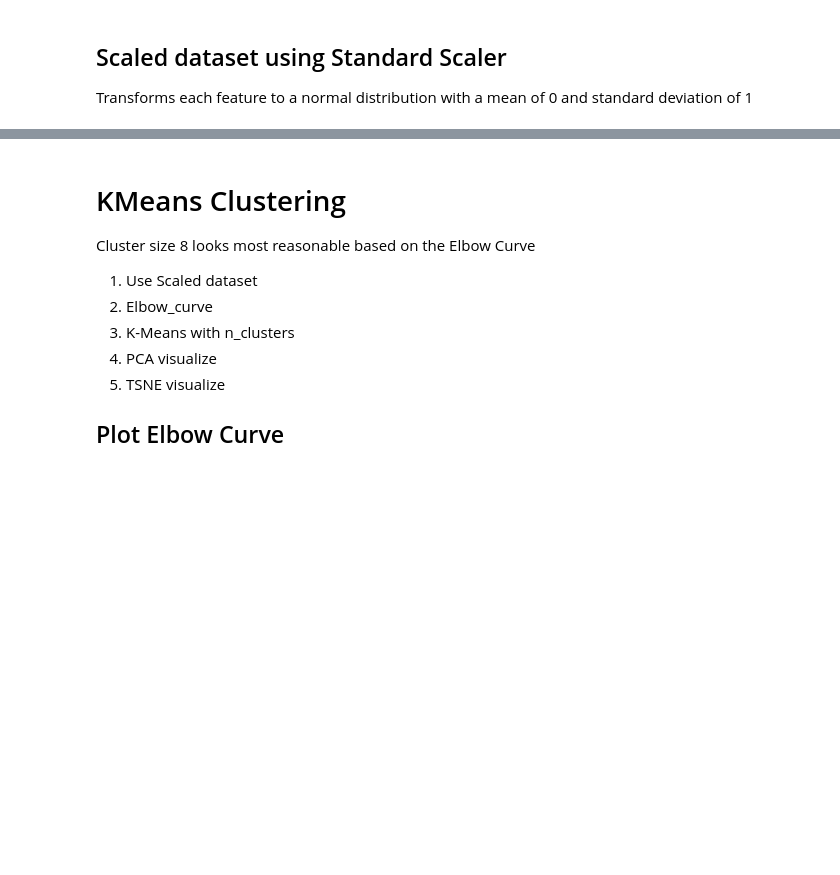
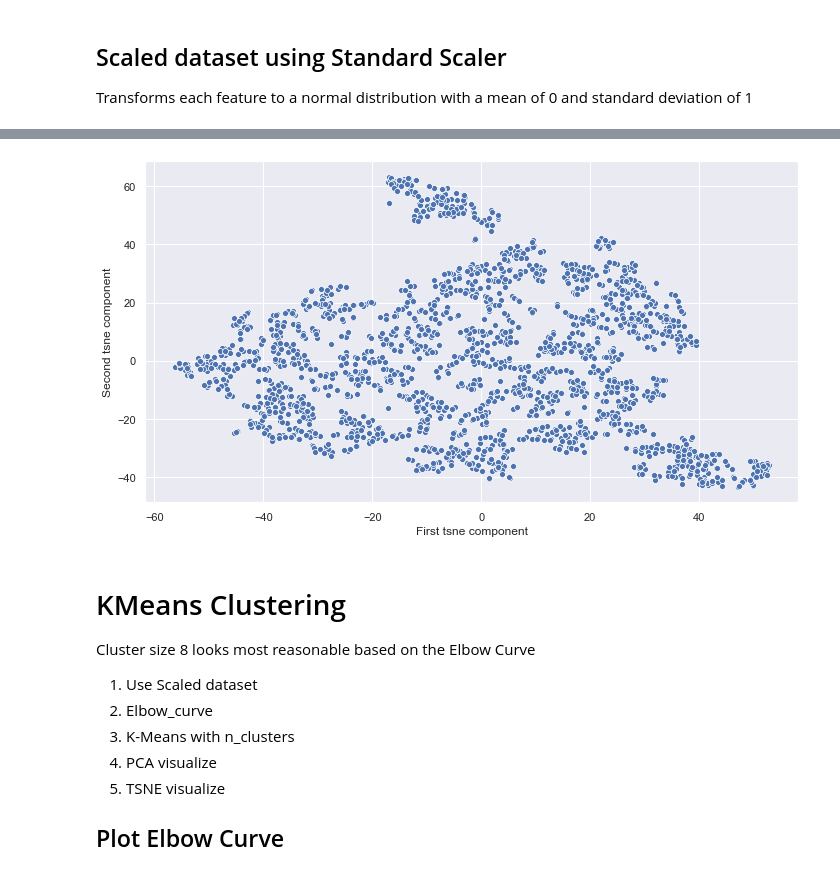
Before and after one commit to alena0604/clustering_spotify, a Jupyter notebook: Cluster_audio_tracks_1996.ipynb, the cells around one changed output, grey strips where cells are left out. Saved outputs shown, nothing was run; the diff lists cells and outputs as text; code cells hidden in the pictures; blank space fills up the shorter version.

```diff
--- a/Cluster_audio_tracks_1996.ipynb
+++ b/Cluster_audio_tracks_1996.ipynb
@@ -204,3 +216,8 @@ scaled_df = data.standard_scaler(df)
+# %%
+scaled_df_tsne = dimension.tsne_transform(scaled_df, 2)
+plot.plot_tsne(scaled_df_tsne, None)
+# %% [output]
+[figure, added]
 # %% [markdown]
 # KMeans Clustering
 
```
Also changed, not shown: parts of 12 cells of this notebook.
